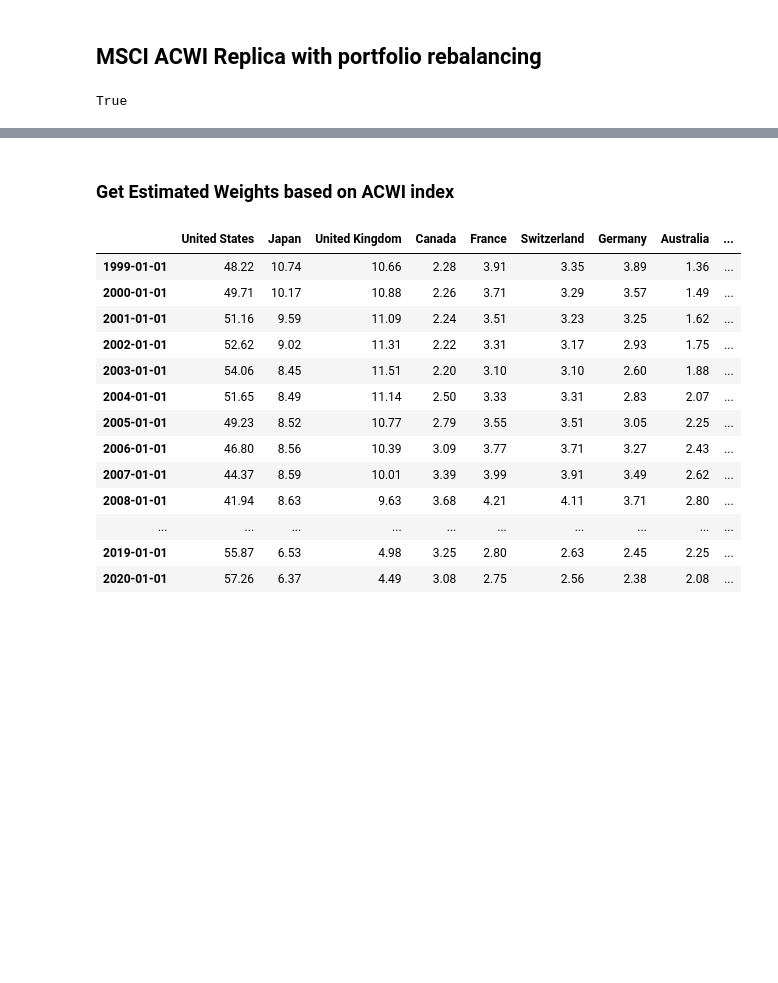
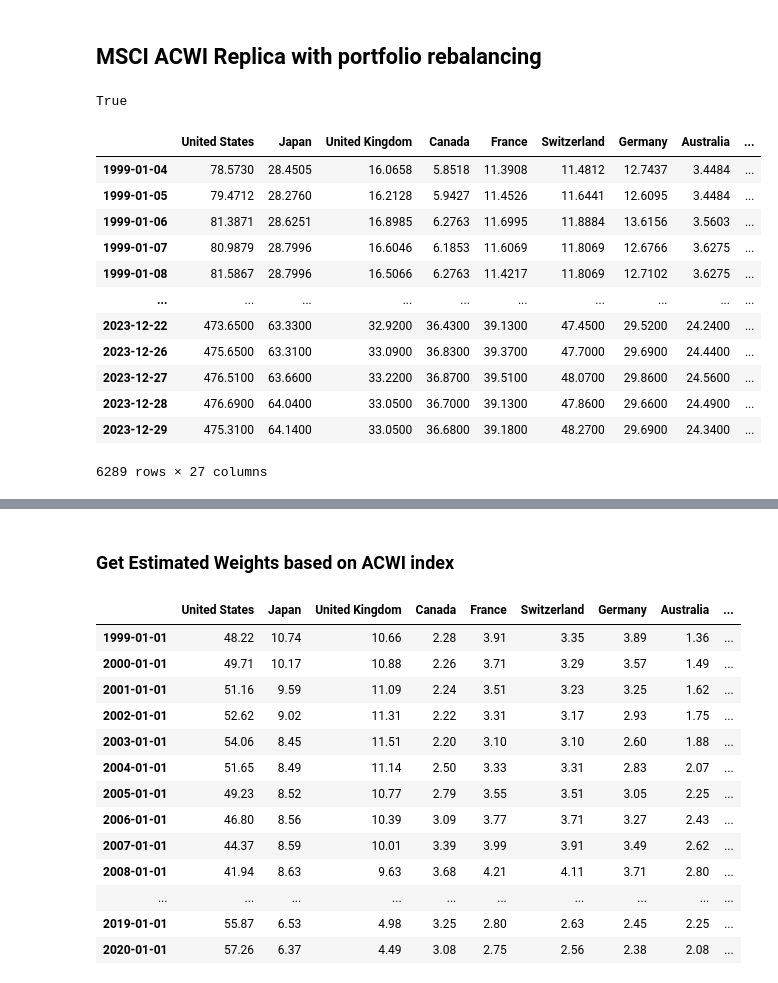
Before and after one commit to lharazin/TFM, a Jupyter notebook: Algorithm/msci_acwi_replica_with_rebalancing.ipynb, the cells around one changed output, grey strips where cells are left out. Saved outputs shown, nothing was run; the diff lists cells and outputs as text; code cells hidden in the pictures; blank space fills up the shorter version.

```diff
--- a/Algorithm/msci_acwi_replica_with_rebalancing.ipynb
+++ b/Algorithm/msci_acwi_replica_with_rebalancing.ipynb
@@ -22,3 +21,19 @@ except:
     df_prices, benchmark = data_provider.get_etf_data()
     df_prices.to_csv('cached_df_countries.csv')
     benchmark.to_csv('cached_benchmark.csv')
+# %%
+df_prices
+# %% [output]
+|  | United States | Japan | United Kingdom | Canada | France | Switzerland | Germany | Australia | ... |
+| 1999-01-04 | 78.5730 | 28.4505 | 16.0658 | 5.8518 | 11.3908 | 11.4812 | 12.7437 | 3.4484 | ... |
+| 1999-01-05 | 79.4712 | 28.2760 | 16.2128 | 5.9427 | 11.4526 | 11.6441 | 12.6095 | 3.4484 | ... |
+| 1999-01-06 | 81.3871 | 28.6251 | 16.8985 | 6.2763 | 11.6995 | 11.8884 | 13.6156 | 3.5603 | ... |
+| 1999-01-07 | 80.9879 | 28.7996 | 16.6046 | 6.1853 | 11.6069 | 11.8069 | 12.6766 | 3.6275 | ... |
+| 1999-01-08 | 81.5867 | 28.7996 | 16.5066 | 6.2763 | 11.4217 | 11.8069 | 12.7102 | 3.6275 | ... |
+| ... | ... | ... | ... | ... | ... | ... | ... | ... | ... |
+| 2023-12-22 | 473.6500 | 63.3300 | 32.9200 | 36.4300 | 39.1300 | 47.4500 | 29.5200 | 24.2400 | ... |
+| 2023-12-26 | 475.6500 | 63.3100 | 33.0900 | 36.8300 | 39.3700 | 47.7000 | 29.6900 | 24.4400 | ... |
+| 2023-12-27 | 476.5100 | 63.6600 | 33.2200 | 36.8700 | 39.5100 | 48.0700 | 29.8600 | 24.5600 | ... |
+| 2023-12-28 | 476.6900 | 64.0400 | 33.0500 | 36.7000 | 39.1300 | 47.8600 | 29.6600 | 24.4900 | ... |
+| 2023-12-29 | 475.3100 | 64.1400 | 33.0500 | 36.6800 | 39.1800 | 48.2700 | 29.6900 | 24.3400 | ... |
+6289 rows × 27 columns
```
Also changed, not shown: parts of 11 cells of this notebook, 1 other file.
